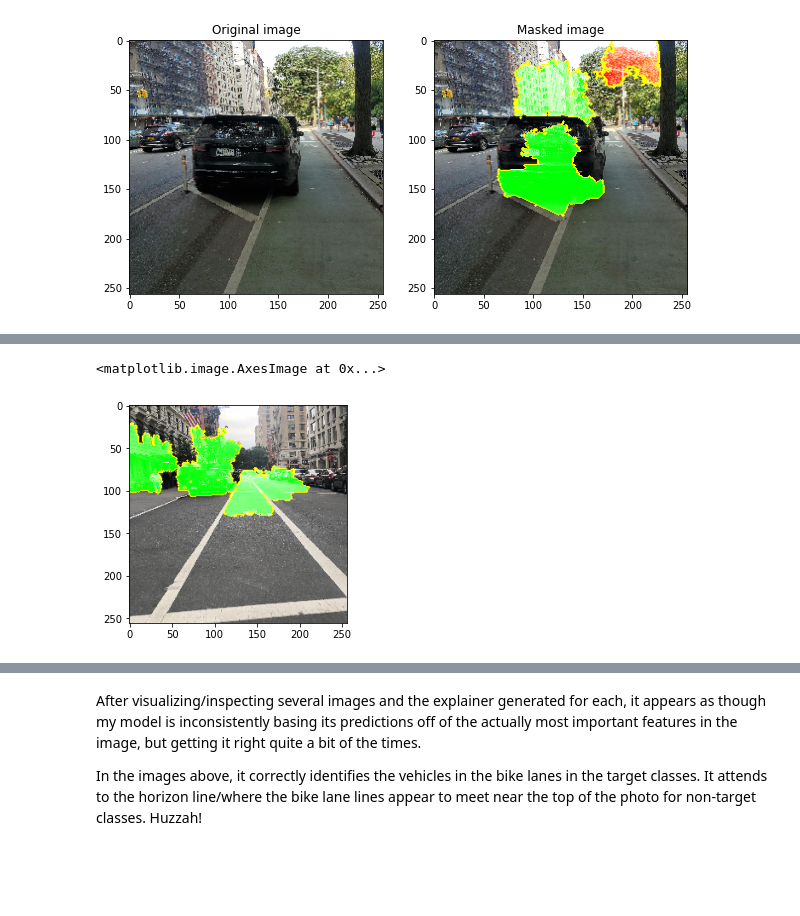
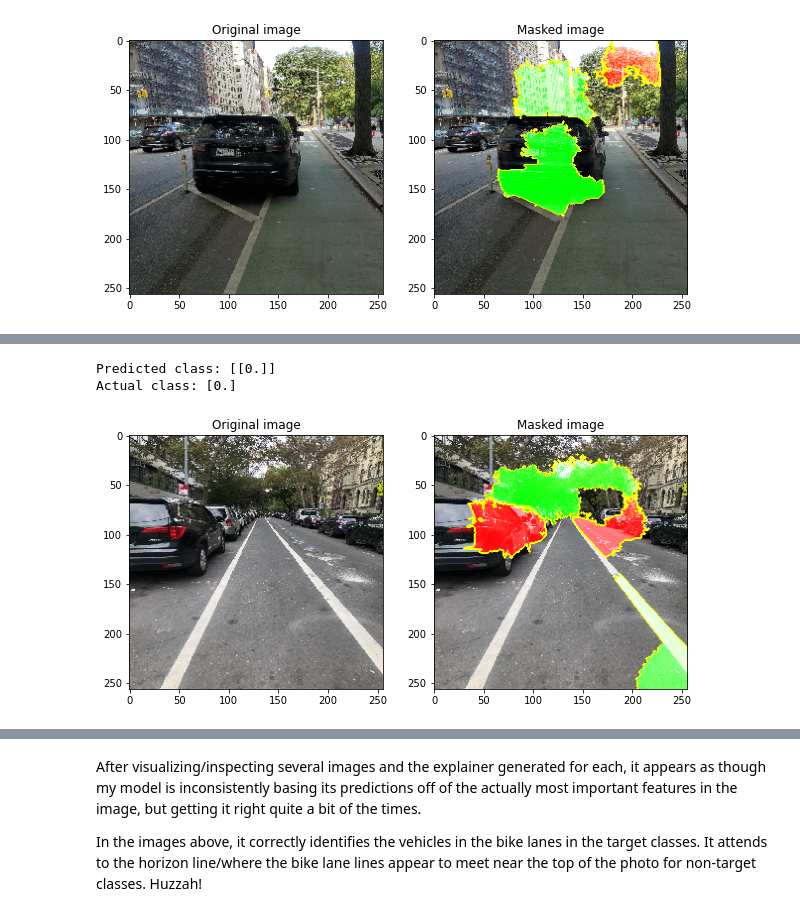
Before and after one commit to jmarkowi/NYC_bike_lanes, a Jupyter notebook: Lime.ipynb, the cells around one changed output, grey strips where cells are left out. Cells and saved outputs as stored; diff of their text form; code cells hidden in the pictures; blank space fills up the shorter version.

```diff
--- a/Lime.ipynb
+++ b/Lime.ipynb
@@ -102,8 +110,6 @@ Actual class: [0.]
-# %%
-explanation = explainer.explain_instance(np.squeeze(img).astype('double'), model.predict)
-image, mask = explanation.get_image_and_mask(model.predict(img).argmax(axis=1)[0],
-                                             positive_only=False, hide_rest=False)
-plt.imshow(mark_boundaries(image, mask))
-# %% [output]
-<matplotlib.image.AxesImage at 0x...>
-[figure, removed]
+# %%
+show_explanation(img_gen, model)
+# %% [output]
+Predicted class: [[0.]]
+Actual class: [0.]
+[figure, added]
```
Also changed, not shown: parts of 14 cells of this notebook, 2 other files.
